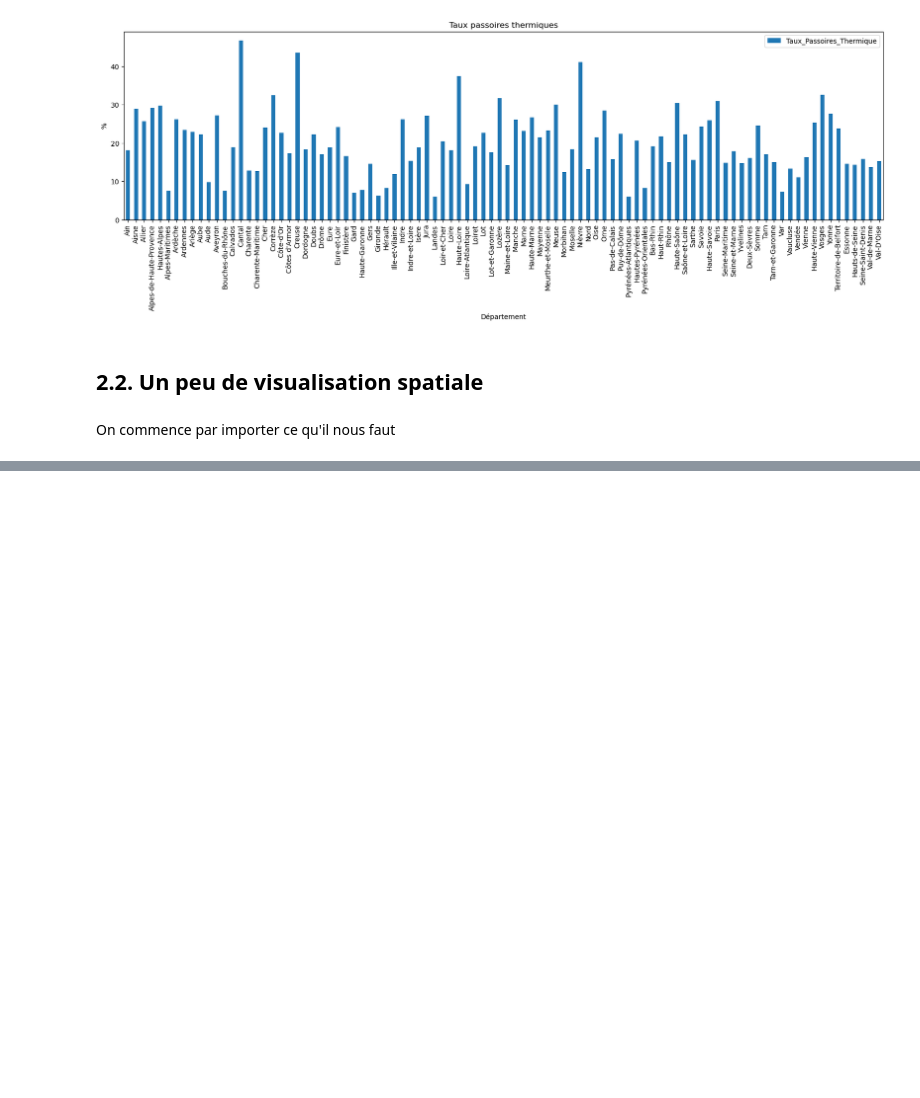
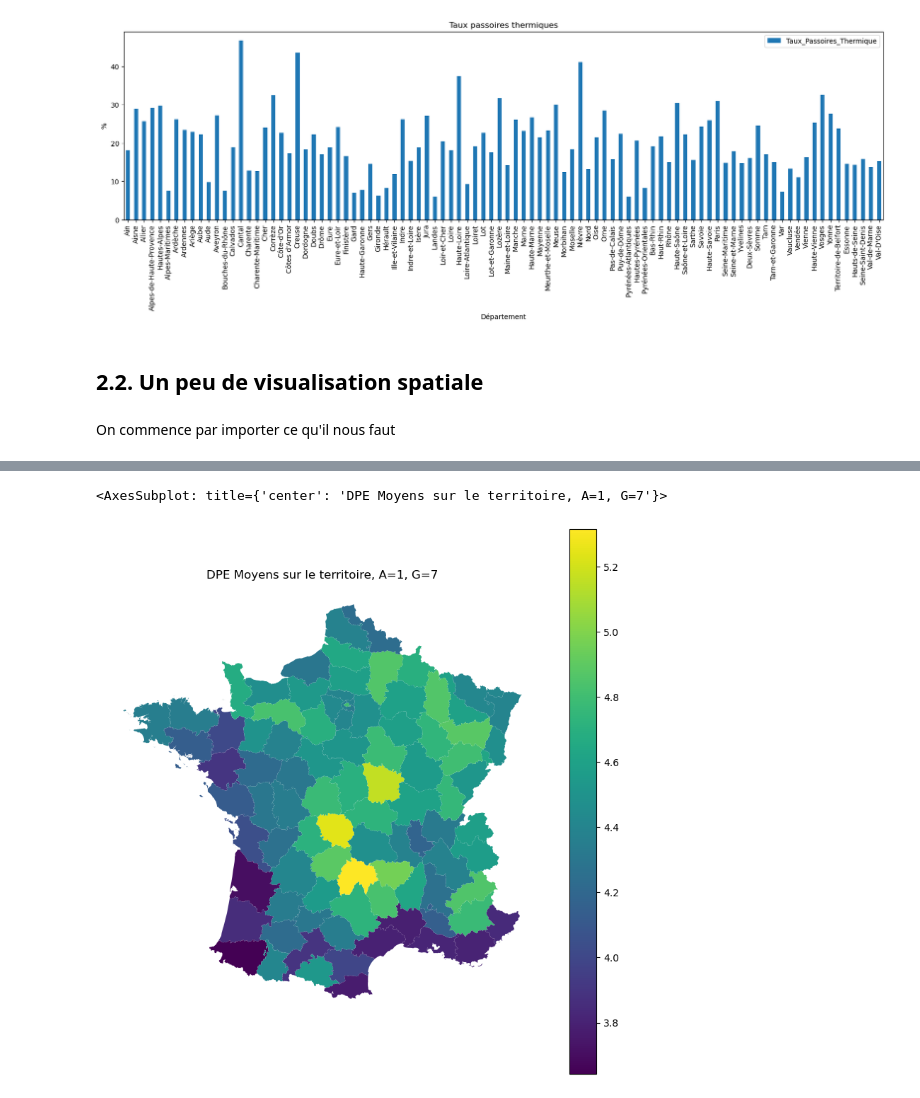
Before and after one commit to f-b-l/python2A, a Jupyter notebook: debut projet-LP-21-10-22.ipynb, the cells around one changed output, grey strips where cells are left out. Cells and saved outputs as stored; diff of their text form; code cells hidden in the pictures; blank space fills up the shorter version.

Commit message:
Ajout de la partie data visualisation
Cartes qui donnent les DPE moyen et les taux de passoires thermiques à l'échelle nationale

```diff
--- a/debut projet-LP-21-10-22.ipynb
+++ b/debut projet-LP-21-10-22.ipynb
@@ -456,0 +459,4 @@ ImportError: cannot import name 'ParamSpec' from 'typing_extensions' (/Users/fra
+# %%
+france['surface'] = france.area.div(10**6)
+# %%
+france_copy=france.dissolve(by='INSEE_DEP', aggfunc='sum')
@@ -456,0 +484,12 @@ ImportError: cannot import name 'ParamSpec' from 'typing_extensions' (/Users/fra
+# %%
+#à ne compiler qu'une fois
+
+france_copy.drop('2A',axis=0,inplace=True)
+france_copy.drop('2B',axis=0,inplace=True)
+
+# on a rendu son indépendance à la corse
+# %%
+DPE_liste=df_bdd_nat_work['DPE_Moyen'].tolist()
+
+france_DPE = france_copy.assign(DPE=DPE_liste)
+france_DPE
@@ -456,0 +511,9 @@ ImportError: cannot import name 'ParamSpec' from 'typing_extensions' (/Users/fra
+# %%
+fig,ax = plt.subplots(figsize=(10, 10))
+france_DPE.plot(ax = ax, column = "DPE", legend=True)
+ax.set_axis_off()
+plt.title('DPE Moyens sur le territoire, A=1, G=7')
+ax
+# %% [output]
+<AxesSubplot: title={'center': 'DPE Moyens sur le territoire, A=1, G=7'}>
+[figure, added]
```
Also changed, not shown: parts of 21 cells of this notebook.
